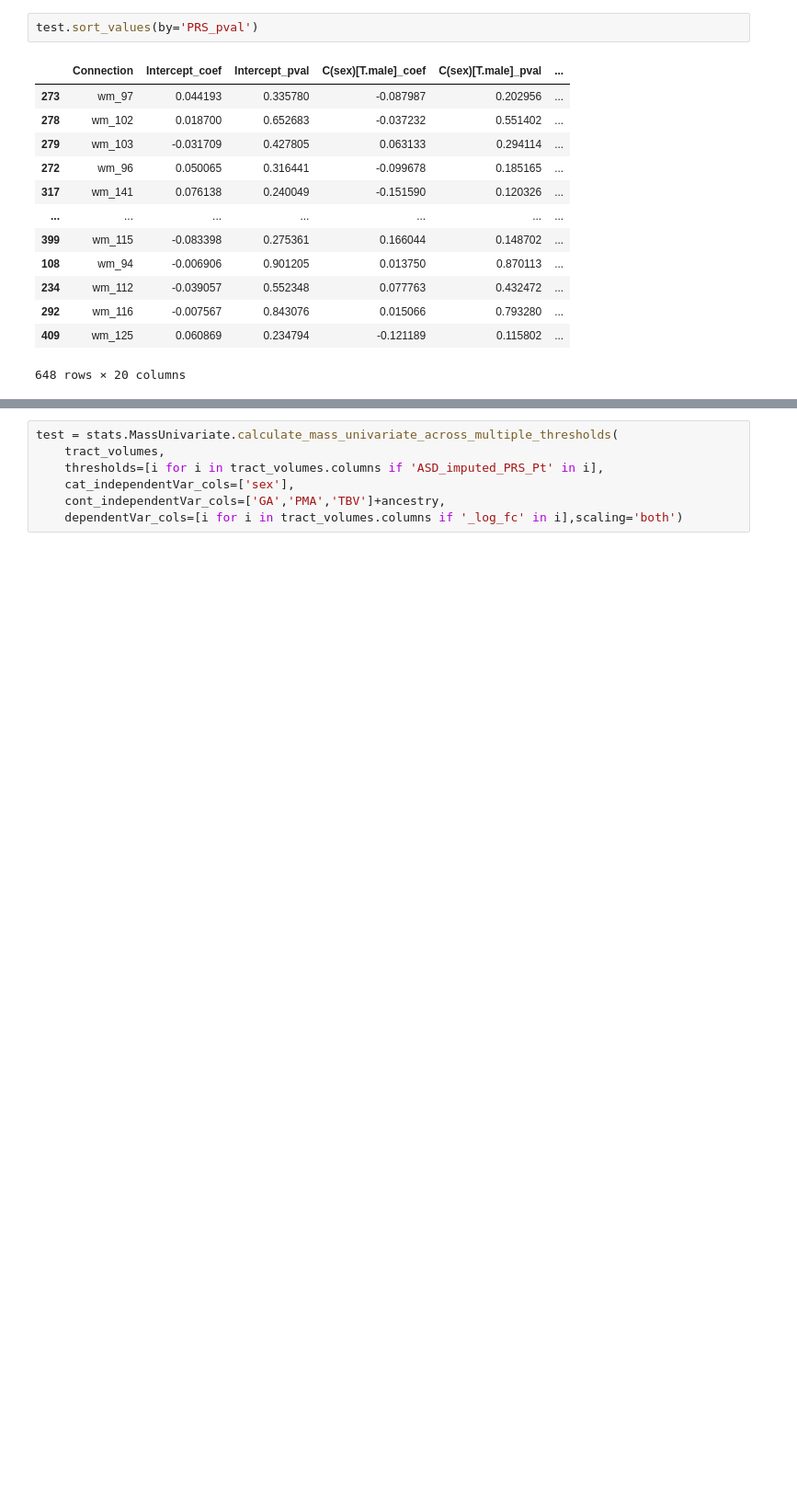
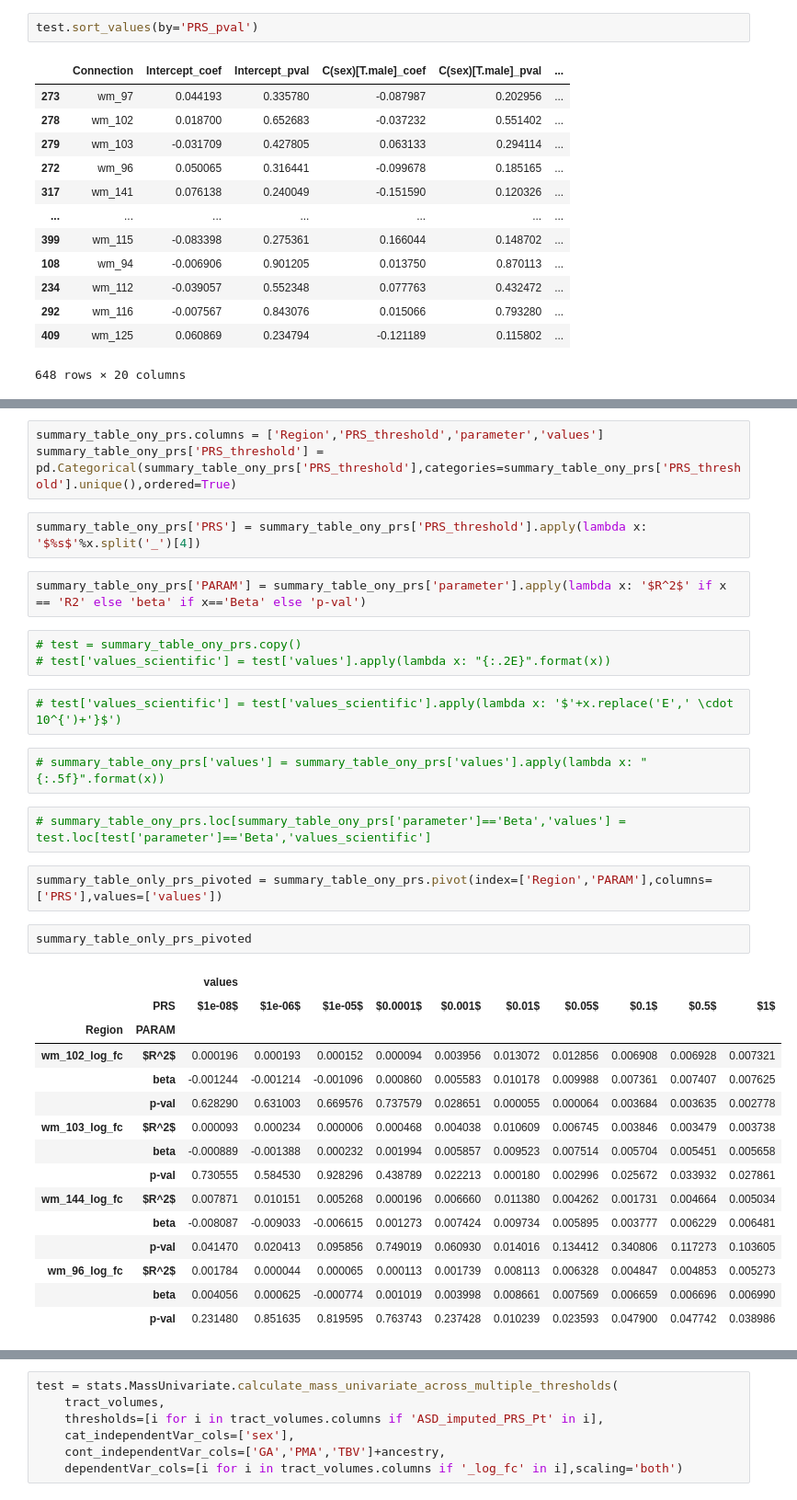
Before and after one commit to lehai-ml/dHCP_genetics, a Jupyter notebook: notebook_results/fba/FBA_analysis.ipynb, the cells around one changed output, grey strips where cells are left out. Shown at 92% size. Cells and saved outputs as stored; diff of their text form; blank space fills up the shorter version.

```diff
--- a/notebook_results/fba/FBA_analysis.ipynb
+++ b/notebook_results/fba/FBA_analysis.ipynb
@@ -265,0 +218,36 @@ test.sort_values(by='PRS_pval')
+# %%
+summary_table_ony_prs.columns = ['Region','PRS_threshold','parameter','values']
+summary_table_ony_prs['PRS_threshold'] = pd.Categorical(summary_table_ony_prs['PRS_threshold'],categories=summary_table_ony_prs['PRS_threshold'].unique(),ordered=True)
+# %%
+summary_table_ony_prs['PRS'] = summary_table_ony_prs['PRS_threshold'].apply(lambda x: '$%s$'%x.split('_')[4])
+# %%
+summary_table_ony_prs['PARAM'] = summary_table_ony_prs['parameter'].apply(lambda x: '$R^2$' if x == 'R2' else 'beta' if x=='Beta' else 'p-val')
+# %%
+# test = summary_table_ony_prs.copy()
+# test['values_scientific'] = test['values'].apply(lambda x: "{:.2E}".format(x))
+# %%
+# test['values_scientific'] = test['values_scientific'].apply(lambda x: '$'+x.replace('E',' \cdot 10^{')+'}$')
+# %%
+# summary_table_ony_prs['values'] = summary_table_ony_prs['values'].apply(lambda x: "{:.5f}".format(x))
+# %%
+# summary_table_ony_prs.loc[summary_table_ony_prs['parameter']=='Beta','values'] = test.loc[test['parameter']=='Beta','values_scientific']
+# %%
+summary_table_only_prs_pivoted = summary_table_ony_prs.pivot(index=['Region','PARAM'],columns=['PRS'],values=['values'])
+# %%
+summary_table_only_prs_pivoted
+# %% [output]
+|  |  | values |  |  |  |  |  |  |  |  |  |
+|  | PRS | $1e-08$ | $1e-06$ | $1e-05$ | $0.0001$ | $0.001$ | $0.01$ | $0.05$ | $0.1$ | $0.5$ | $1$ |
+| Region | PARAM |  |  |  |  |  |  |  |  |  |  |
+| wm_102_log_fc | $R^2$ | 0.000196 | 0.000193 | 0.000152 | 0.000094 | 0.003956 | 0.013072 | 0.012856 | 0.006908 | 0.006928 | 0.007321 |
+|  | beta | -0.001244 | -0.001214 | -0.001096 | 0.000860 | 0.005583 | 0.010178 | 0.009988 | 0.007361 | 0.007407 | 0.007625 |
+|  | p-val | 0.628290 | 0.631003 | 0.669576 | 0.737579 | 0.028651 | 0.000055 | 0.000064 | 0.003684 | 0.003635 | 0.002778 |
+| wm_103_log_fc | $R^2$ | 0.000093 | 0.000234 | 0.000006 | 0.000468 | 0.004038 | 0.010609 | 0.006745 | 0.003846 | 0.003479 | 0.003738 |
+|  | beta | -0.000889 | -0.001388 | 0.000232 | 0.001994 | 0.005857 | 0.009523 | 0.007514 | 0.005704 | 0.005451 | 0.005658 |
+|  | p-val | 0.730555 | 0.584530 | 0.928296 | 0.438789 | 0.022213 | 0.000180 | 0.002996 | 0.025672 | 0.033932 | 0.027861 |
+| wm_144_log_fc | $R^2$ | 0.007871 | 0.010151 | 0.005268 | 0.000196 | 0.006660 | 0.011380 | 0.004262 | 0.001731 | 0.004664 | 0.005034 |
+|  | beta | -0.008087 | -0.009033 | -0.006615 | 0.001273 | 0.007424 | 0.009734 | 0.005895 | 0.003777 | 0.006229 | 0.006481 |
+|  | p-val | 0.041470 | 0.020413 | 0.095856 | 0.749019 | 0.060930 | 0.014016 | 0.134412 | 0.340806 | 0.117273 | 0.103605 |
+| wm_96_log_fc | $R^2$ | 0.001784 | 0.000044 | 0.000065 | 0.000113 | 0.001739 | 0.008113 | 0.006328 | 0.004847 | 0.004853 | 0.005273 |
+|  | beta | 0.004056 | 0.000625 | -0.000774 | 0.001019 | 0.003998 | 0.008661 | 0.007569 | 0.006659 | 0.006696 | 0.006990 |
+|  | p-val | 0.231480 | 0.851635 | 0.819595 | 0.763743 | 0.237428 | 0.010239 | 0.023593 | 0.047900 | 0.047742 | 0.038986 |
```
Also changed, not shown: parts of 39 cells of this notebook, 5 other files.
